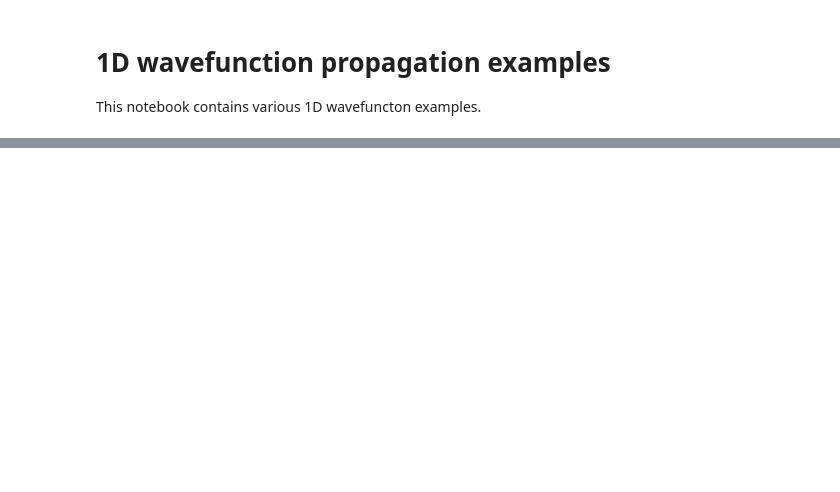
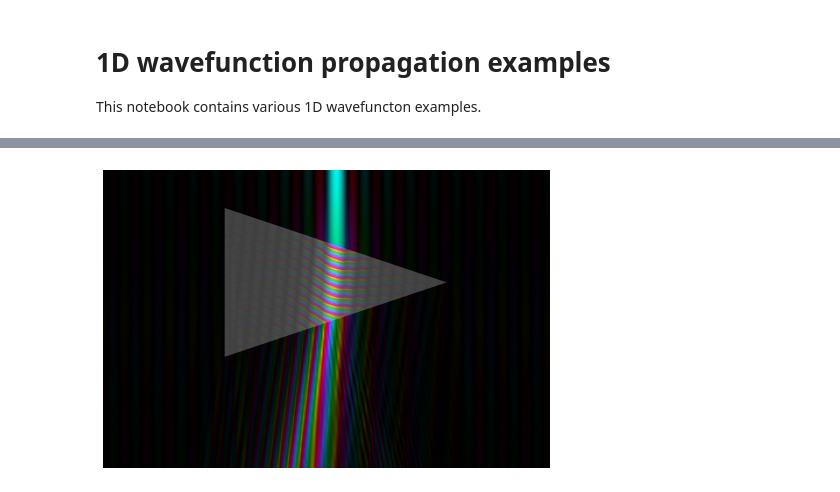
Before and after one commit to tem-elements/tem-elements, a Jupyter notebook: notebooks/wavefunction_1D.ipynb, the cells around one changed output, grey strips where cells are left out. Saved outputs shown, nothing was run; the diff lists cells and outputs as text; code cells hidden in the pictures; blank space fills up the shorter version.

```diff
--- a/notebooks/wavefunction_1D.ipynb
+++ b/notebooks/wavefunction_1D.ipynb
@@ -230,0 +484,17 @@ def plot_image(im_rgb):
+# %%
+# STEM probe hitting an ideal phase wedge
+plot_wavefunction_phase_wedge(
+    STEM_probe(
+        probe_max_inv_ang = 0.5,
+        probe_pos = 20.0,
+        probe_tilt = 0,
+    ),
+    phase_shift=np.pi/4,
+    wedge_width=192,
+    wedge_height=128,
+    wedge_pos=(96,200),
+    amp_range=(0,1),
+    amp_power=1,
+)
+# %% [output]
+[figure, added]
```
Also changed, not shown: parts of 17 cells of this notebook.
